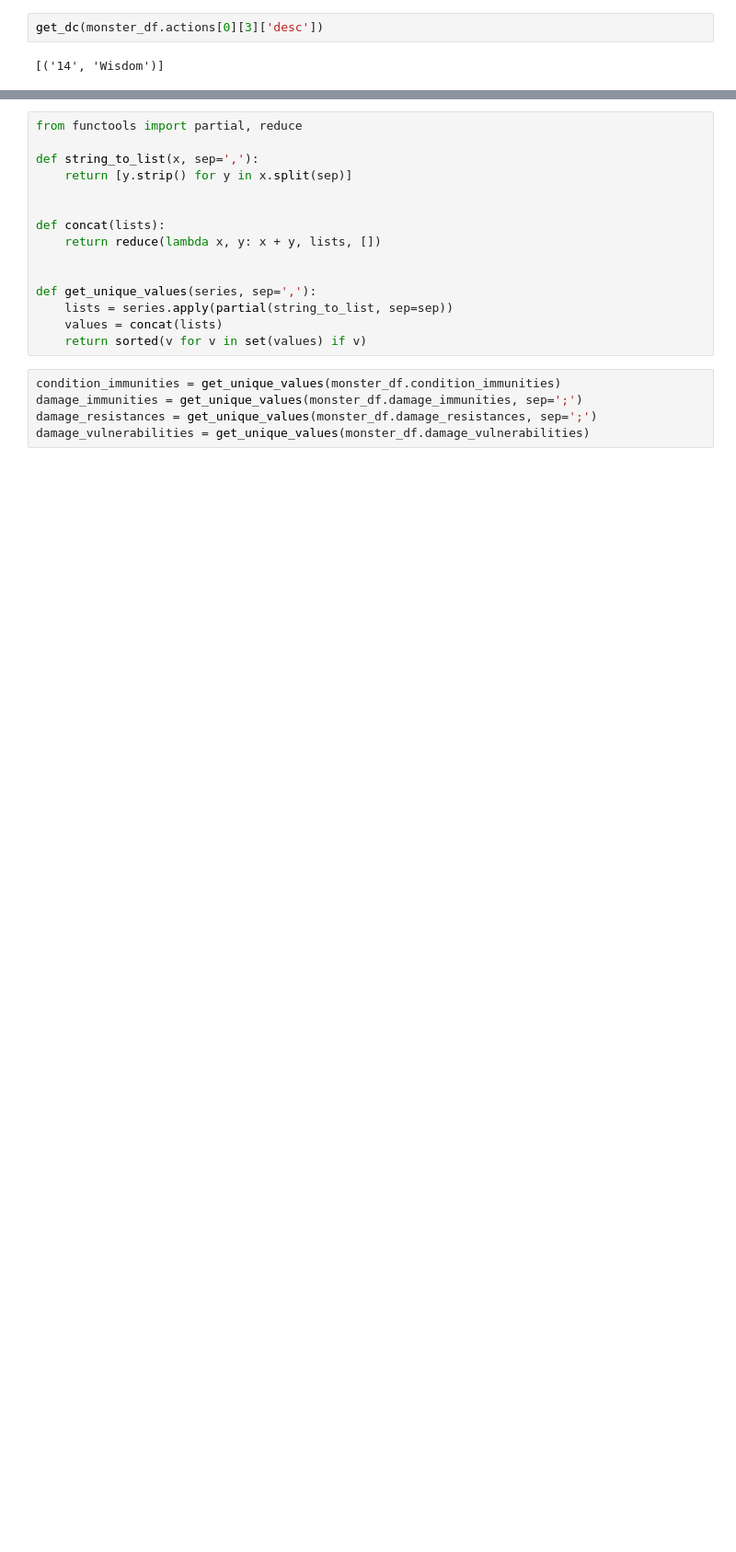
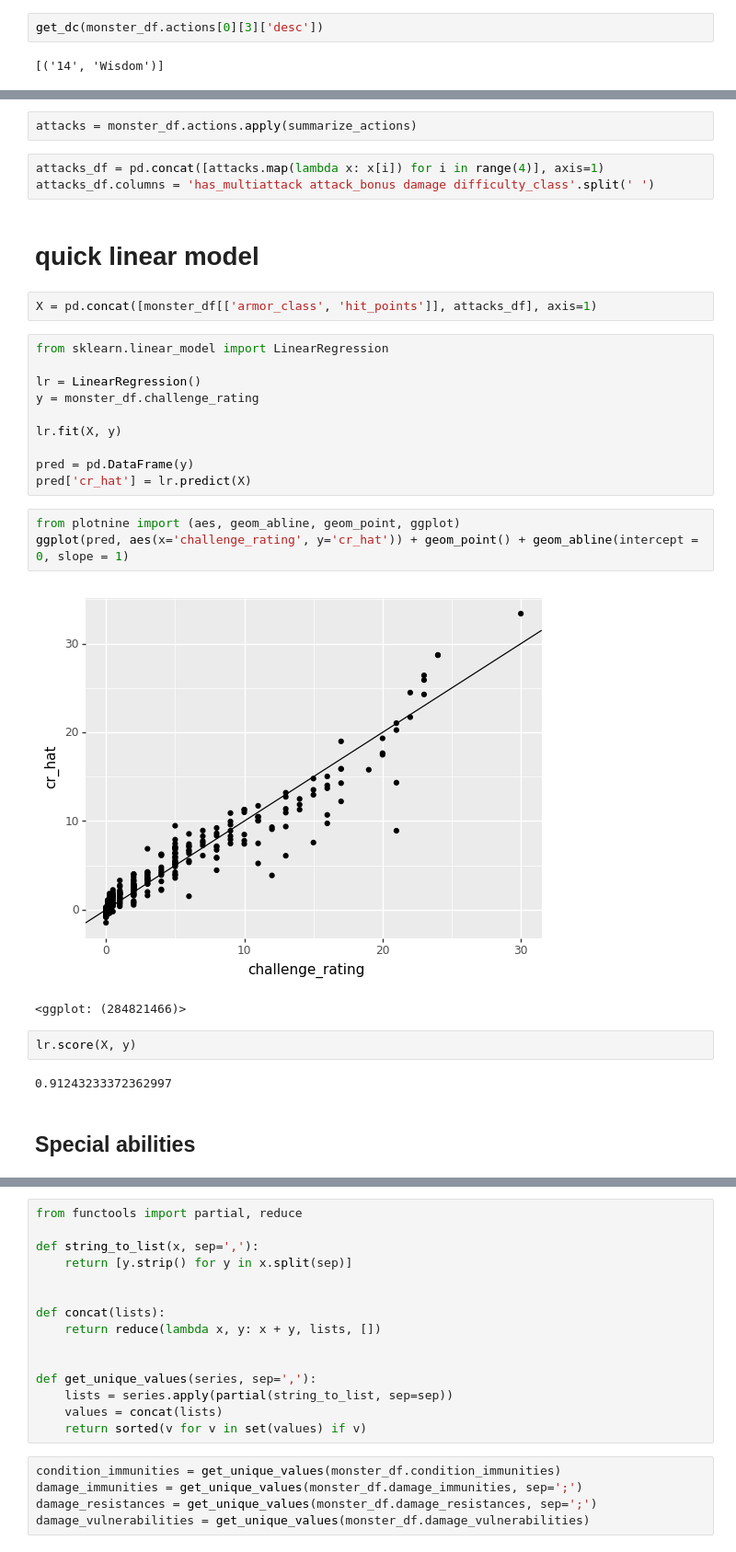
Before and after one commit to wisygig/cr, a Jupyter notebook: Feature extraction.ipynb, the cells around one changed output, grey strips where cells are left out. Shown at 92% size. Saved outputs shown, nothing was run; the diff lists cells and outputs as text; blank space fills up the shorter version.

```diff
--- a/Feature extraction.ipynb
+++ b/Feature extraction.ipynb
@@ -146,0 +197,31 @@ Name: reactions, dtype: object
+# %%
+attacks = monster_df.actions.apply(summarize_actions)
+# %%
+attacks_df = pd.concat([attacks.map(lambda x: x[i]) for i in range(4)], axis=1)
+attacks_df.columns = 'has_multiattack attack_bonus damage difficulty_class'.split(' ')
+# %% [markdown]
+# quick linear model
+# %%
+X = pd.concat([monster_df[['armor_class', 'hit_points']], attacks_df], axis=1)
+# %%
+from sklearn.linear_model import LinearRegression
+
+lr = LinearRegression()
+y = monster_df.challenge_rating
+
+lr.fit(X, y)
+
+pred = pd.DataFrame(y)
+pred['cr_hat'] = lr.predict(X)
+# %%
+from plotnine import (aes, geom_abline, geom_point, ggplot)
+ggplot(pred, aes(x='challenge_rating', y='cr_hat')) + geom_point() + geom_abline(intercept = 0, slope = 1)
+# %% [output]
+[figure, added]
+<ggplot: (284821466)>
+# %%
+lr.score(X, y)
+# %% [output]
+0.91243233372362997
+# %% [markdown]
+## Special abilities
```
Also changed, not shown: parts of 16 cells of this notebook, 1 other file.
